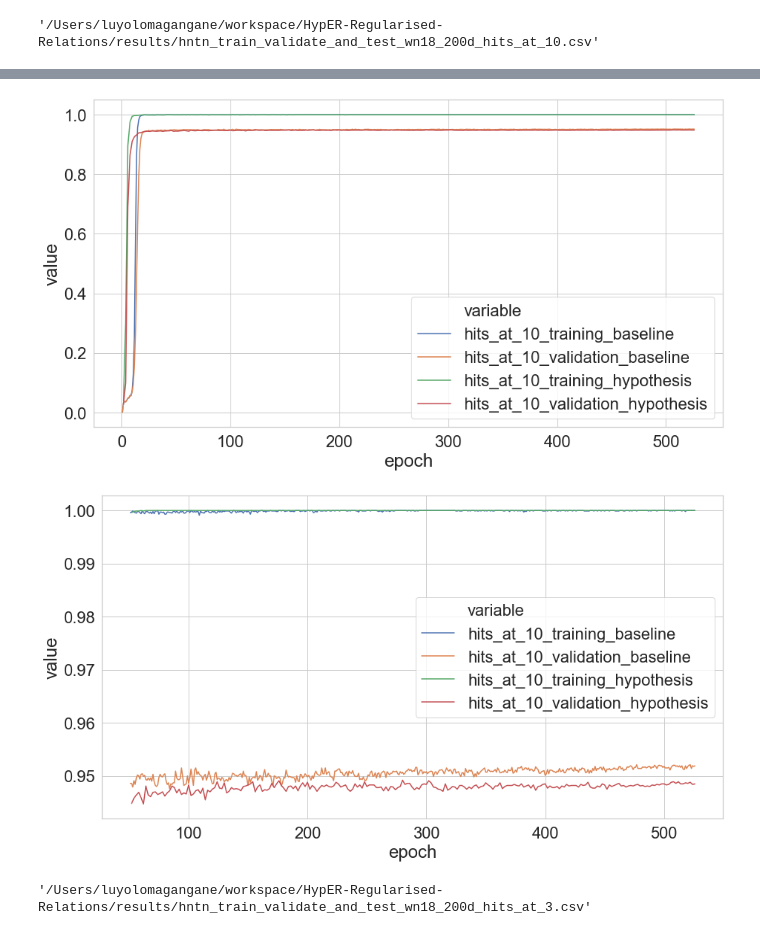
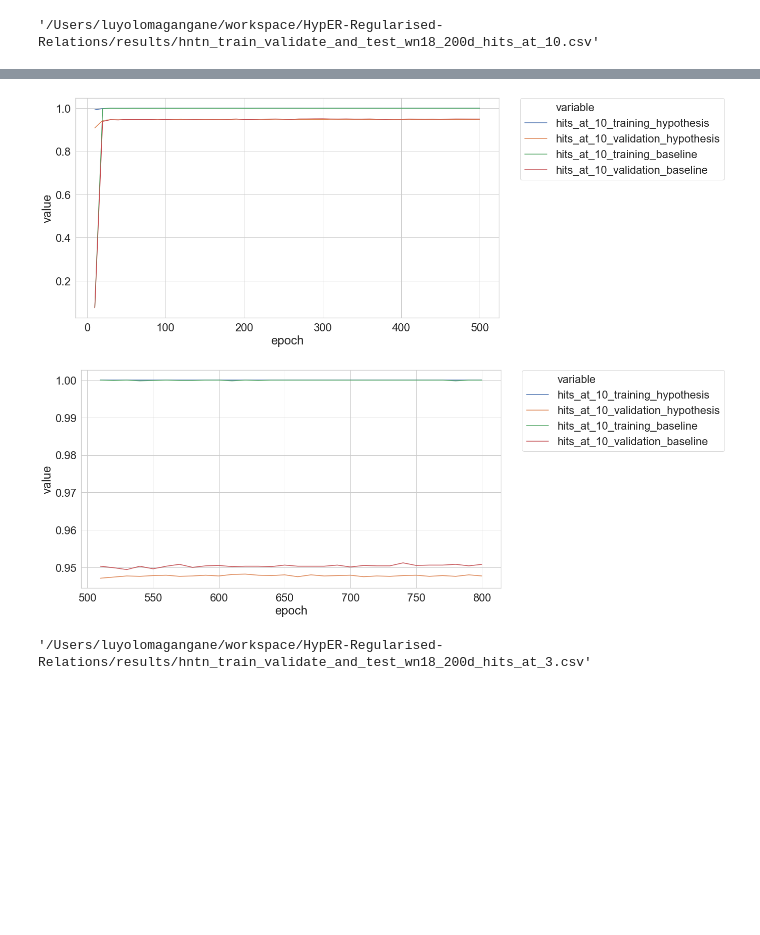
Before and after one commit to xhosaBoy/HypER-Regularised-Relations, a Jupyter notebook: notebooks/WN18/WN18_Results.ipynb, the cells around one changed output, grey strips where cells are left out. Saved outputs shown, nothing was run; the diff lists cells and outputs as text; code cells hidden in the pictures; blank space fills up the shorter version.

```diff
--- a/notebooks/WN18/WN18_Results.ipynb
+++ b/notebooks/WN18/WN18_Results.ipynb
@@ -10,7 +10,7 @@ import seaborn as sns
 from matplotlib import pyplot as plt
 # %%
 def get_path(filename, dirname=None):
-    root = os.path.dirname(os.getcwd())
+    root = os.path.dirname(os.path.dirname(os.getcwd()))
     path = os.path.join(root, dirname, filename) if dirname else os.path.join(root, filename)
 
     return path
@@ -146,5 +148,6 @@ hits_at_10_test_hypothesis    0.9566
 dtype: float64
 # %%
 results_hits_at_10 = results_hits_at_10.drop(['hits_at_10_test_baseline', 'hits_at_10_test_hypothesis'], axis=1)
+results_hits_at_10['epoch'] = results_hits_at_10['epoch'] * 10
 results_hits_at_10.head()
 # %% [output]
@@ -157,17 +160,22 @@ results_hits_at_10.head()
 # %%
 plt.figure(figsize=(15, 8))
 sns.set(style='whitegrid', font_scale=2)
-ax = sns.lineplot(x='epoch', y='value', hue='variable', data=pd.melt(results_hits_at_10, ['epoch']))
+
+ax = sns.lineplot(x='epoch', y='value', hue='variable', data=pd.melt(results_hits_at_10[:50], ['epoch']))
+plt.legend(bbox_to_anchor=(1.05, 1), loc=2, borderaxespad=0.)
 plt.savefig('WN18_hits_at_10_Results.png', bbox_inches = "tight", format='PNG')
 # %% [output]
-[figure, old version]
+[figure, new version]
 # %%
 plt.figure(figsize=(15, 8))
 sns.set(style='whitegrid', font_scale=2)
+
 ax = sns.lineplot(x='epoch', y='value', hue='variable', data=pd.melt(results_hits_at_10[50:], ['epoch']))
+plt.legend(bbox_to_anchor=(1.05, 1), loc=2, borderaxespad=0.)
+
 plt.savefig('WN18_hits_at_10_Results_Clipped.png', bbox_inches = "tight", format='PNG')
 # %% [output]
-[figure, old version]
+[figure, new version]
 # %%
 path = get_path('hntn_train_validate_and_test_wn18_200d_hits_at_3.csv', 'results')
 path
```
Also changed, not shown: parts of 51 cells of this notebook, 22 other files.
